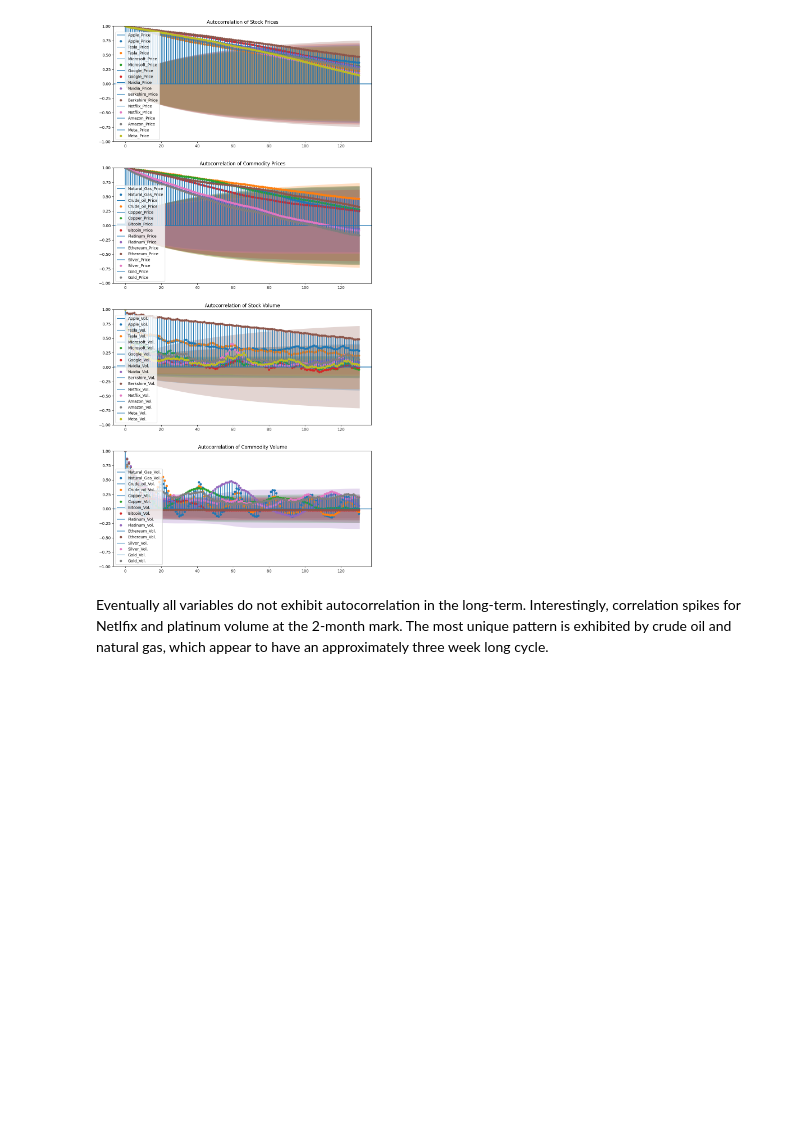
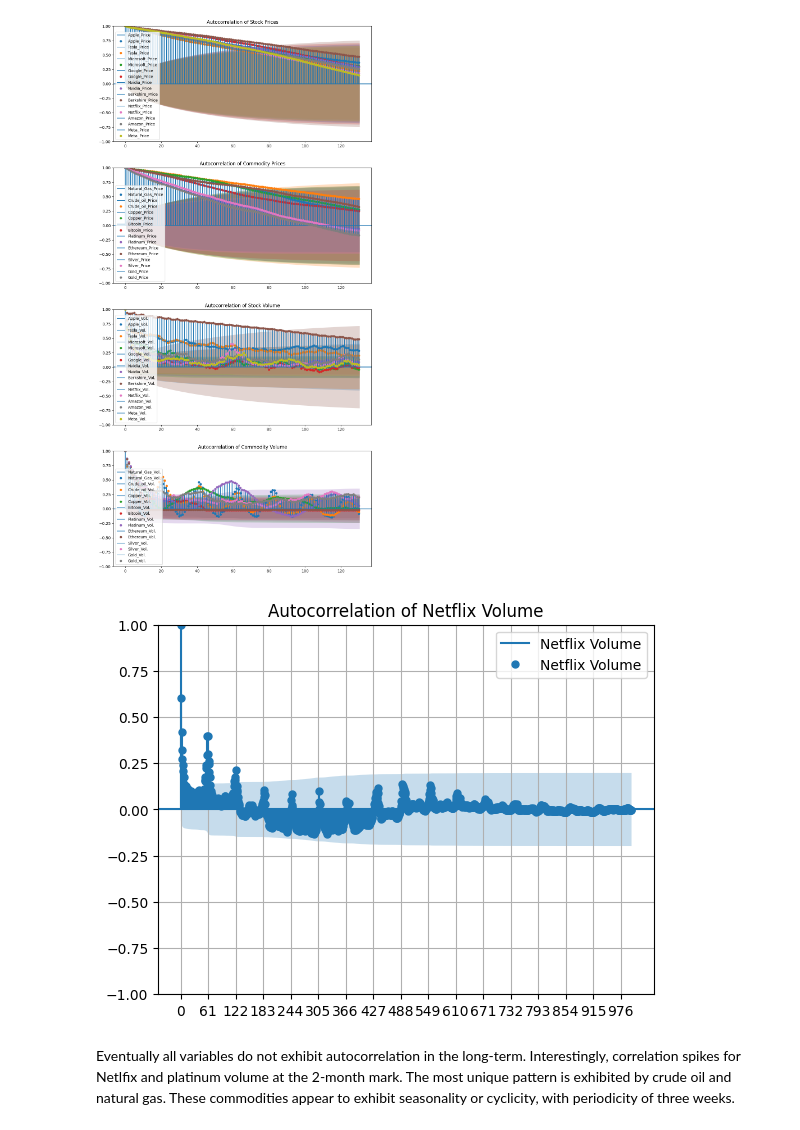
Before and after one commit to alexrpugh/US-Market-Research, a Jupyter notebook: US-Economy-Code.ipynb, the cells around one changed output. Cells and saved outputs as stored; diff of their text form; code cells hidden in the pictures; blank space fills up the shorter version.

```diff
--- a/US-Economy-Code.ipynb
+++ b/US-Economy-Code.ipynb
@@ -306,5 +349,28 @@ plt.tight_layout()
 plt.show()
 # %% [output]
 [figure]
+# %%
+import matplotlib.pyplot as plt
+from statsmodels.graphics.tsaplots import plot_acf
+
+# Create a figure and axes if not already created
+fig, ax = plt.subplots()  # Create a single figure and axis
+
+# Plot the autocorrelation function on the defined axis
+plot_acf(df['Netflix_Vol.'].dropna(), lags=1000, ax=ax, label='Netflix Volume')
+
+# Set the title on the correct axis
+ax.set_title('Autocorrelation of Netflix Volume')
+
+# Add a legend to the correct axis
+ax.legend()
+ax.set_xticks(range(0, 1001, 61))  # Set ticks at 0, 60, 120, ...
+
+# Add grid lines at every 60 lags
+ax.grid(True, which='both')
+# Show the plot
+plt.show()
+# %% [output]
+[figure, added]
 # %% [markdown]
-Eventually all variables do not exhibit autocorrelation in the long-term. Interestingly, correlation spikes for Netlfix and platinum volume at the 2-month mark. The most unique pattern is exhibited by crude oil and natural gas, which appear to have an approximately three week long cycle.
+Eventually all variables do not exhibit autocorrelation in the long-term. Interestingly, correlation spikes for Netlfix and platinum volume at the 2-month mark. The most unique pattern is exhibited by crude oil and natural gas. These commodities appear to exhibit seasonality or cyclicity, with periodicity of three weeks.
```
Also changed, not shown: parts of 10 cells of this notebook, 3 other files.
